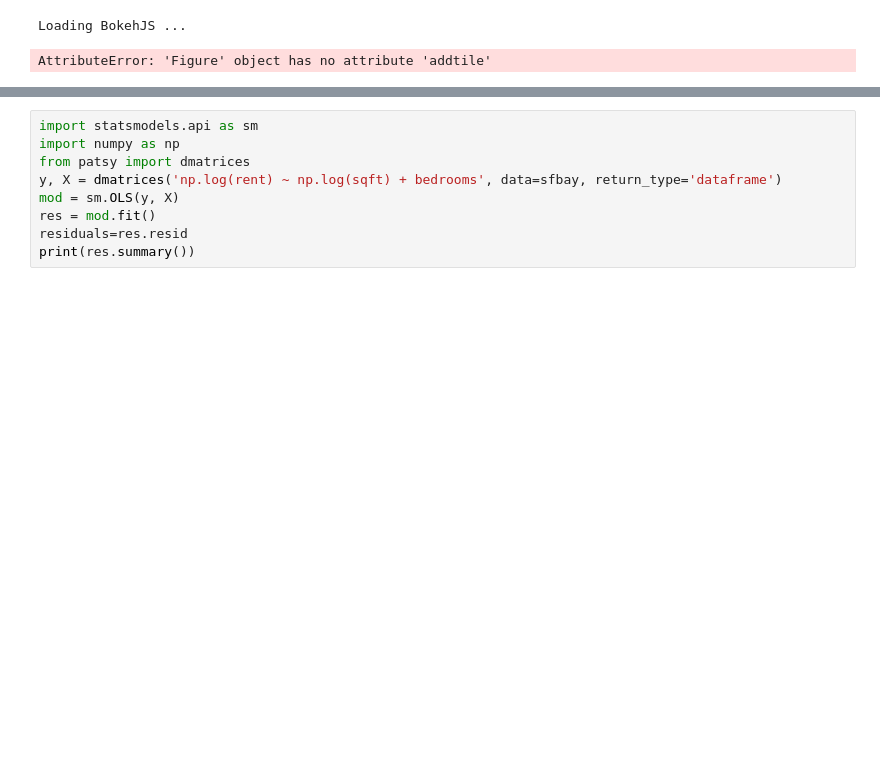
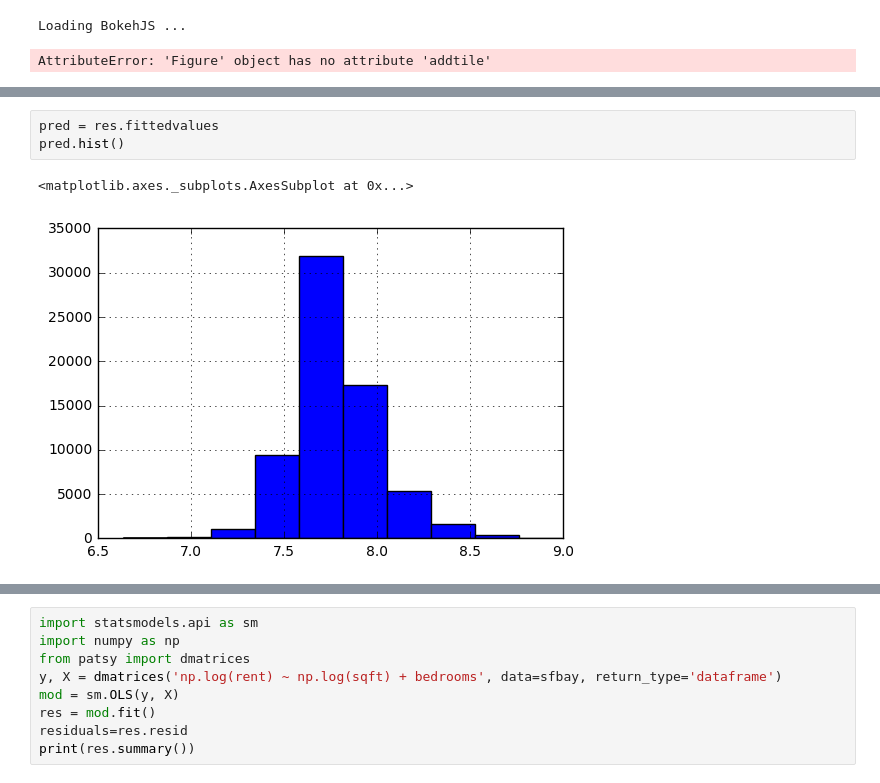
Before and after one commit to ual/rental-listings, a Jupyter notebook: new_rents.ipynb, the cells around one changed output, grey strips where cells are left out. Saved outputs shown, nothing was run; the diff lists cells and outputs as text; blank space fills up the shorter version.

```diff
--- a/new_rents.ipynb
+++ b/new_rents.ipynb
@@ -239,0 +246,6 @@ Warnings:
+# %%
+pred = res.fittedvalues
+pred.hist()
+# %% [output]
+<matplotlib.axes._subplots.AxesSubplot at 0x...>
+[figure, added]
```
Also changed, not shown: parts of 10 cells of this notebook.
